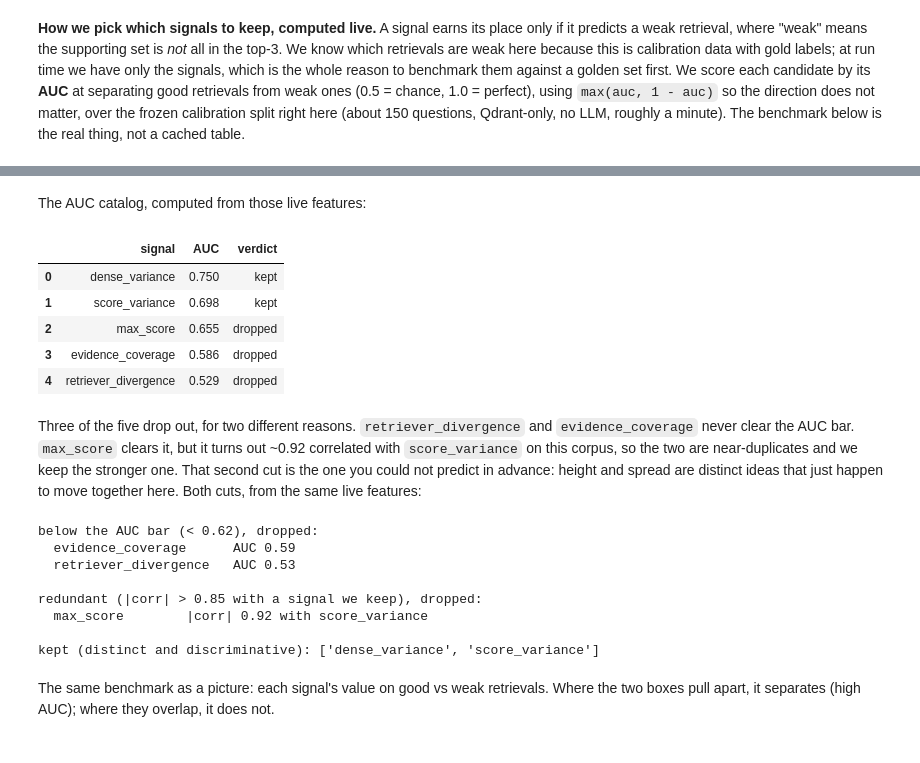
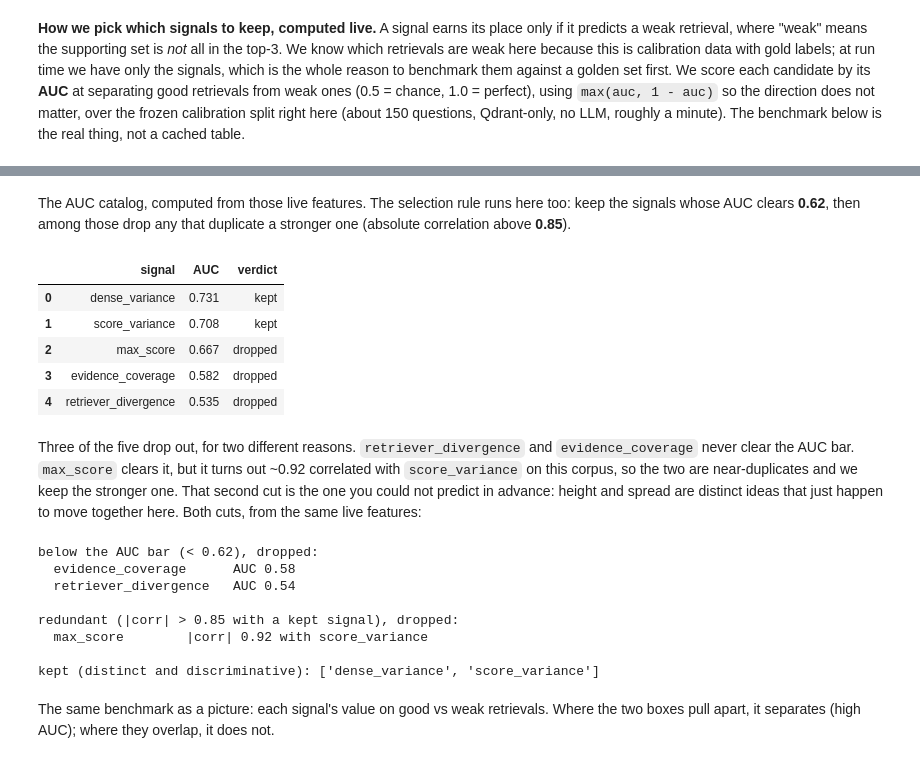
Before and after one commit to qdrant-labs/self-correcting-loops-workshop, a Jupyter notebook: notebooks/lab.ipynb, the cells around one changed output, grey strips where cells are left out. Drawn from its saved outputs; the diff is of its cells as text; code cells hidden in the pictures.

```diff
--- a/notebooks/lab.ipynb
+++ b/notebooks/lab.ipynb
@@ -465,61 +465,72 @@ benchmarked 150 calibration questions live; 101 good / 49 weak retrievals
-# %% [markdown]
-The AUC catalog, computed from those live features:
+# %% [markdown]
+The AUC catalog, computed from those live features. The selection rule runs here too: keep the
+signals whose AUC clears **0.62**, then among those drop any that duplicate a stronger one
+(absolute correlation above **0.85**).
 # %%
 labels = [r["full_gold_label"] for r in calibration]
+AUC_BAR, CORR_MAX = 0.62, 0.85
 
 SIGNAL_COLUMN = {   # signal -> the feature-matrix column it reads (divergence is stored per detector)
     "dense_variance": "dense_variance", "score_variance": "score_variance",
     "max_score": "max_score", "evidence_coverage": "evidence_coverage",
     "retriever_divergence": "divergence_minicoil",
 }
 
 def signal_auc(name):
     raw = roc_auc_score(labels, [r[SIGNAL_COLUMN[name]] for r in calibration])
     return max(raw, 1 - raw)            # discriminative power, regardless of direction
 
+def abs_corr(a, b):
+    return abs(float(np.corrcoef([r[SIGNAL_COLUMN[a]] for r in calibration],
+                                 [r[SIGNAL_COLUMN[b]] for r in calibration])[0, 1]))
+
 aucs = {name: signal_auc(name) for name in SIGNAL_COLUMN}
-kept = {"dense_variance", "score_variance"}    # cleared the AUC bar AND held up on a held-out validation split
+
+# apply the rule live: above the AUC bar, then drop any near-duplicate of a stronger kept signal
+kept = []
+for name in sorted((n for n in aucs if aucs[n] >= AUC_BAR), key=lambda n: -aucs[n]):
+    if all(abs_corr(name, k) <= CORR_MAX for k in kept):
+        kept.append(name)
+kept = set(kept)
 
 catalog = pd.DataFrame([
     {"signal": name, "AUC": aucs[name], "verdict": "kept" if name in kept else "dropped"}
     for name in sorted(aucs, key=lambda n: -aucs[n])
 ])
 catalog
 # %% [output]
 |  | signal | AUC | verdict |
-| 0 | dense_variance | 0.750 | kept |
-| 1 | score_variance | 0.698 | kept |
-| 2 | max_score | 0.655 | dropped |
-| 3 | evidence_coverage | 0.586 | dropped |
-| 4 | retriever_divergence | 0.529 | dropped |
+| 0 | dense_variance | 0.731 | kept |
+| 1 | score_variance | 0.708 | kept |
+| 2 | max_score | 0.667 | dropped |
+| 3 | evidence_coverage | 0.582 | dropped |
+| 4 | retriever_divergence | 0.535 | dropped |
 # %% [markdown]
 Three of the five drop out, for two different reasons. `retriever_divergence` and `evidence_coverage`
 never clear the AUC bar. `max_score` clears it, but it turns out ~0.92 correlated with `score_variance`
 on this corpus, so the two are near-duplicates and we keep the stronger one. That second cut is the one
 you could not predict in advance: height and spread are distinct ideas that just happen to move
 together here. Both cuts, from the same live features:
-# %%
-def abs_corr(a, b):
-    return abs(float(np.corrcoef([r[SIGNAL_COLUMN[a]] for r in calibration],
-                                 [r[SIGNAL_COLUMN[b]] for r in calibration])[0, 1]))
-
-below_bar = sorted((n for n in aucs if aucs[n] < 0.62), key=lambda n: -aucs[n])
-print("below the AUC bar (< 0.62), dropped:")
-for n in below_bar:
-    print(f"  {n:22s} AUC {aucs[n]:.2f}")
-
-print("\nredundant (|corr| > 0.85 with a signal we keep), dropped:")
-print(f"  {'max_score':16s} |corr| {abs_corr('max_score', 'score_variance'):.2f} with score_variance")
-print(f"\nkept (distinct and discriminative): {sorted(kept)}")
-# %% [output]
-below the AUC bar (< 0.62), dropped:
-  evidence_coverage      AUC 0.59
-  retriever_divergence   AUC 0.53
-
-redundant (|corr| > 0.85 with a signal we keep), dropped:
-  max_score        |corr| 0.92 with score_variance
-
-kept (distinct and discriminative): ['dense_variance', 'score_variance']
+# %%
+print(f"below the AUC bar (< {AUC_BAR}), dropped:")
+for n in sorted((x for x in aucs if aucs[x] < AUC_BAR), key=lambda x: -aucs[x]):
+    print(f"  {n:22s} AUC {aucs[n]:.2f}")
+
+print(f"\nredundant (|corr| > {CORR_MAX} with a kept signal), dropped:")
+for n in sorted((x for x in aucs if aucs[x] >= AUC_BAR and x not in kept), key=lambda x: -aucs[x]):
+    twin = max(kept, key=lambda k: abs_corr(n, k))
+    print(f"  {n:16s} |corr| {abs_corr(n, twin):.2f} with {twin}")
+
+print(f"\nkept (distinct and discriminative): {sorted(kept)}")
+# %% [output]
+below the AUC bar (< 0.62), dropped:
+  evidence_coverage      AUC 0.58
+  retriever_divergence   AUC 0.54
+
+redundant (|corr| > 0.85 with a kept signal), dropped:
+  max_score        |corr| 0.92 with score_variance
+
+kept (distinct and discriminative): ['dense_variance', 'score_variance']
 # %% [markdown]
 The same benchmark as a picture: each signal's value on good vs weak retrievals. Where the two boxes
 pull apart, it separates (high AUC); where they overlap, it does not.
```
Also changed, not shown: parts of 11 cells of this notebook, 1 other file.
